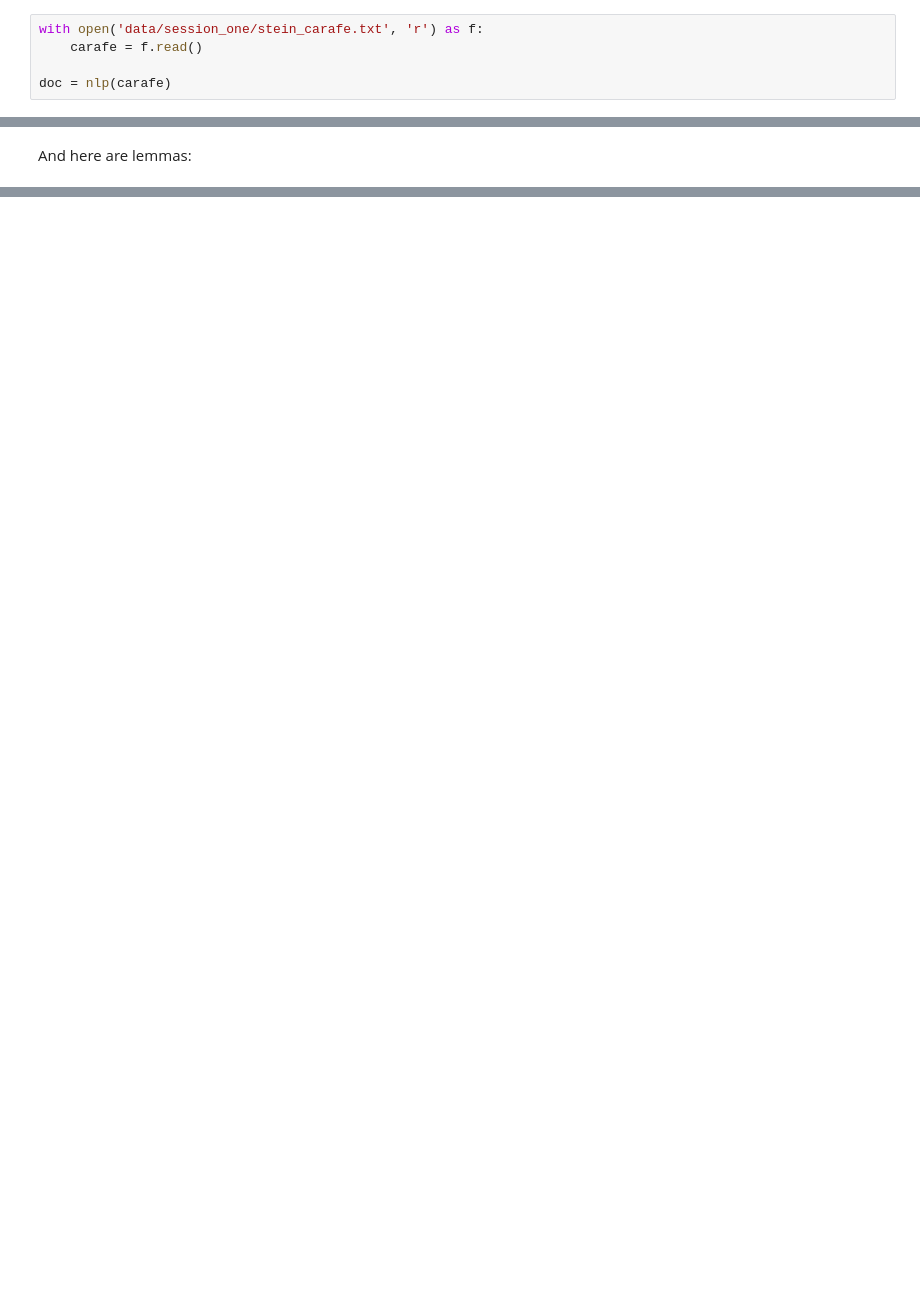
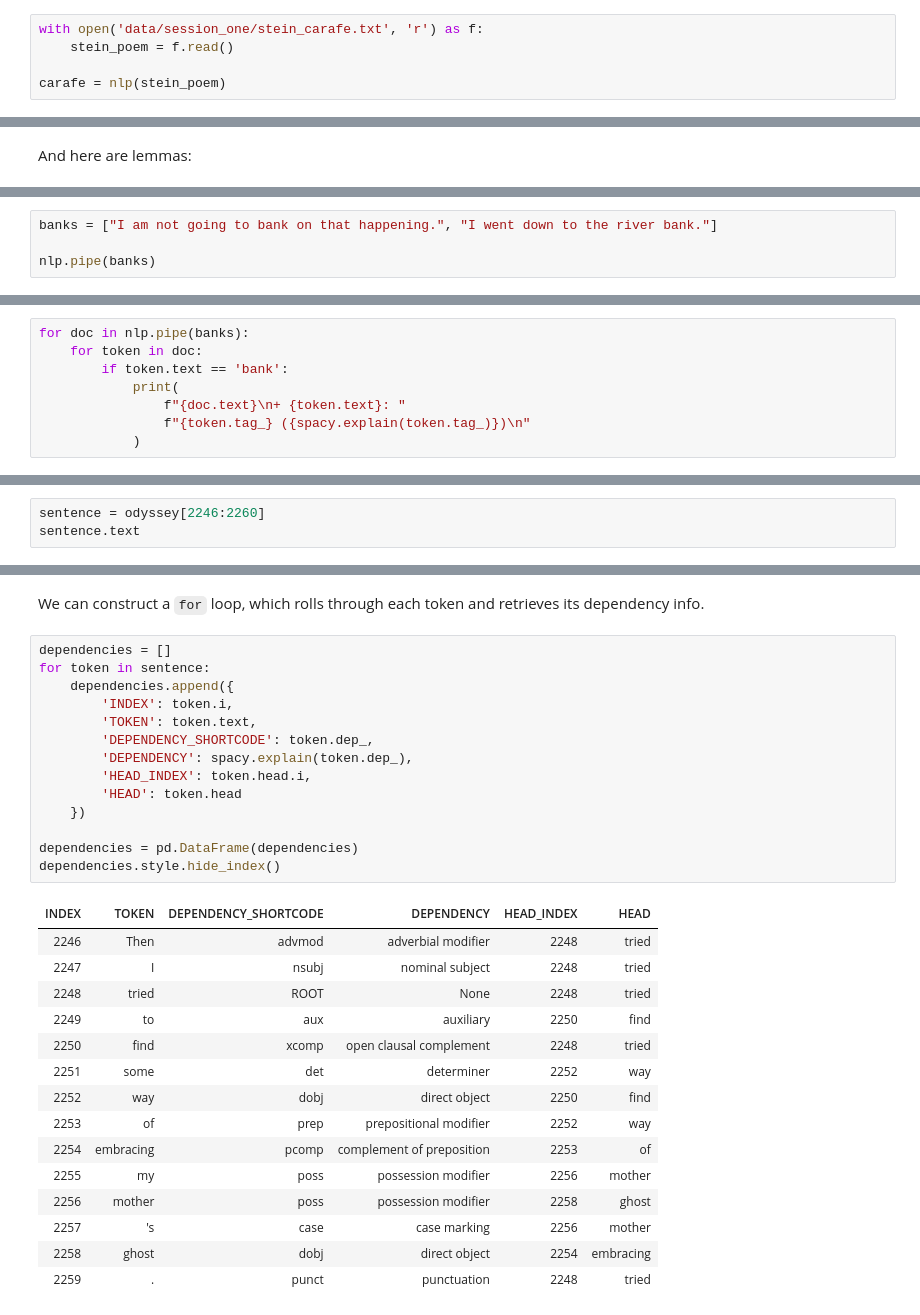
Before and after one commit to ucdavisdatalab/workshop_nlp_with_python, a Jupyter notebook: 02_text-annotation-with-spacy.ipynb, the cells around one changed output, grey strips where cells are left out. Cells and saved outputs as stored; diff of their text form; blank space fills up the shorter version.

```diff
--- a/02_text-annotation-with-spacy.ipynb
+++ b/02_text-annotation-with-spacy.ipynb
@@ -16,7 +18,7 @@ To annotate text with the `spaCy` model, simply run it through the core function
 # %%
 with open('data/session_one/stein_carafe.txt', 'r') as f:
-    carafe = f.read()
+    stein_poem = f.read()
 
-doc = nlp(carafe)
+carafe = nlp(stein_poem)
 # %% [markdown]
 With this done, we can inspect the result...
@@ -327,0 +478,4 @@ Dependency Parsing
+# %%
+banks = ["I am not going to bank on that happening.", "I went down to the river bank."]
+
+nlp.pipe(banks)
@@ -327,0 +484,8 @@ Dependency Parsing
+# %%
+for doc in nlp.pipe(banks):
+    for token in doc:
+        if token.text == 'bank':
+            print(
+                f"{doc.text}\n+ {token.text}: "
+                f"{token.tag_} ({spacy.explain(token.tag_)})\n"
+            )
@@ -327,0 +514,3 @@ Dependency Parsing
+# %%
+sentence = odyssey[2246:2260]
+sentence.text
@@ -327,0 +519,32 @@ Dependency Parsing
+# %% [markdown]
+We can construct a `for` loop, which rolls through each token and retrieves its dependency info.
+# %%
+dependencies = []
+for token in sentence:
+    dependencies.append({
+        'INDEX': token.i,
+        'TOKEN': token.text,
+        'DEPENDENCY_SHORTCODE': token.dep_,
+        'DEPENDENCY': spacy.explain(token.dep_),
+        'HEAD_INDEX': token.head.i,
+        'HEAD': token.head
+    })
+
+dependencies = pd.DataFrame(dependencies)
+dependencies.style.hide_index()
+# %% [output]
+| INDEX | TOKEN | DEPENDENCY_SHORTCODE | DEPENDENCY | HEAD_INDEX | HEAD |
+| 2246 | Then | advmod | adverbial modifier | 2248 | tried |
+| 2247 | I | nsubj | nominal subject | 2248 | tried |
+| 2248 | tried | ROOT | None | 2248 | tried |
+| 2249 | to | aux | auxiliary | 2250 | find |
+| 2250 | find | xcomp | open clausal complement | 2248 | tried |
+| 2251 | some | det | determiner | 2252 | way |
+| 2252 | way | dobj | direct object | 2250 | find |
+| 2253 | of | prep | prepositional modifier | 2252 | way |
+| 2254 | embracing | pcomp | complement of preposition | 2253 | of |
+| 2255 | my | poss | possession modifier | 2256 | mother |
+| 2256 | mother | poss | possession modifier | 2258 | ghost |
+| 2257 | 's | case | case marking | 2256 | mother |
+| 2258 | ghost | dobj | direct object | 2254 | embracing |
+| 2259 | . | punct | punctuation | 2248 | tried |
```
Also changed, not shown: parts of 74 cells of this notebook.
